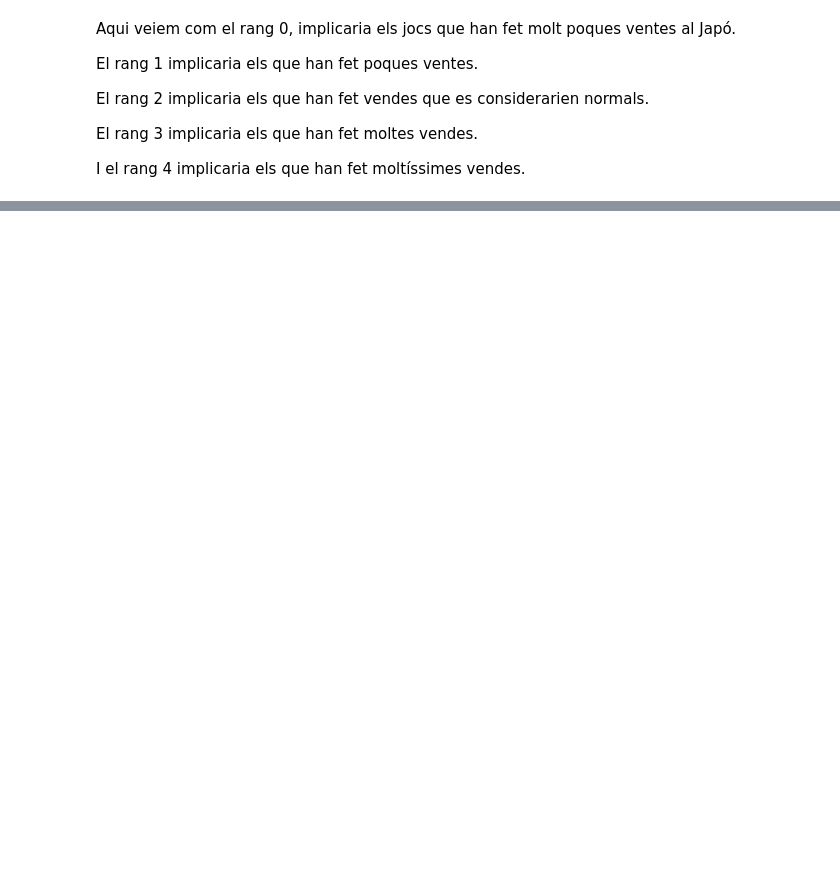
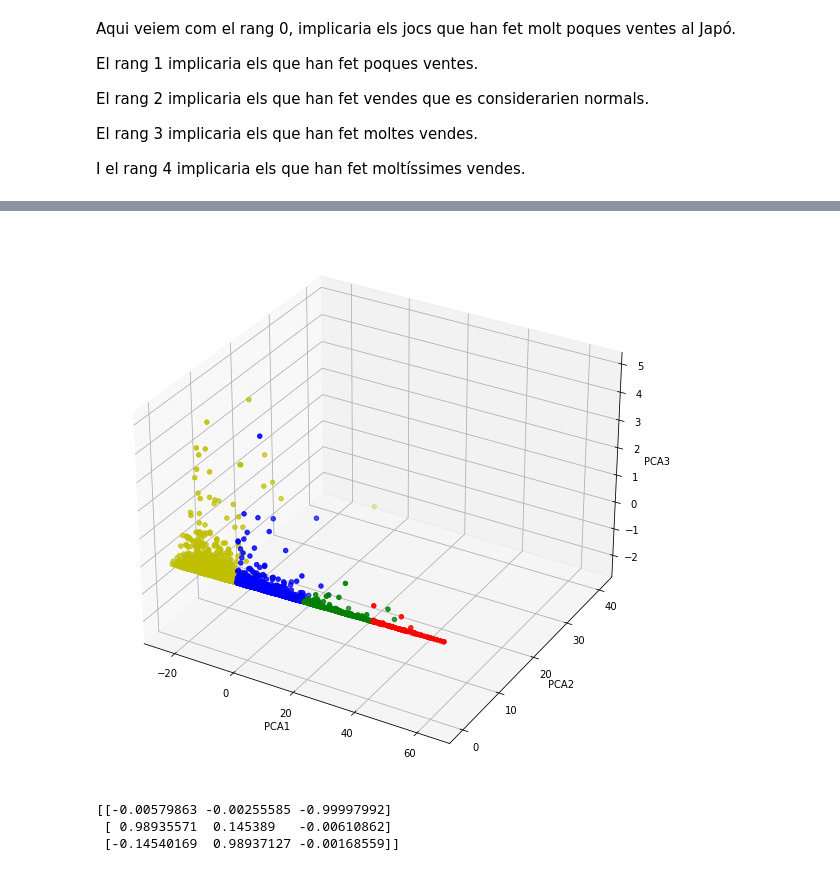
Before and after one commit to saulgordillo/APC_Kaggle, a Jupyter notebook: kaggle.ipynb, the cells around one changed output, grey strips where cells are left out. Drawn from its saved outputs; the diff is of its cells as text; code cells hidden in the pictures; blank space fills up the shorter version.

```diff
--- a/kaggle.ipynb
+++ b/kaggle.ipynb
@@ -310,0 +312,46 @@ sns.scatterplot(x="PCA1", y="PCA2", hue="Rating", data=dataFrame)
+# %%
+dataBaseCopy3 = dataBaseCopy.copy()
+trans = list()
+for f in dataBaseCopy3.columns:
+    if f == 'Rating':
+        trans.append(f)
+
+dataBaseCopy3.drop(trans, axis='columns', inplace=True)
+
+pca31 = PCA(n_components=3, random_state=42)
+pca32 = pca31.fit_transform(dataBaseCopy3[dataBaseCopy3.columns])
+
+#pca32[:]
+
+dataFrame3 = pd.DataFrame({'PCA1' : pca32[:,0], 'PCA2' : pca32[:,1],
+                     'PCA3' : pca32[:,2], 'Rating': dataBaseCopy['Rating']})
+
+pca31.explained_variance_ratio_
+
+pca31.explained_variance_ratio_.sum()
+
+fig = plt.figure(figsize=(12,10))
+
+plot = fig.add_subplot(111, projection='3d')
+
+x = dataFrame3['PCA1']
+y = dataFrame3['PCA2']
+z = dataFrame3['PCA3']
+
+col = dataFrame3['Rating'].map(
+    {'Bad':'r', 'Mid':'g', 'Nice':'b', 'Excelent':'y'})
+
+plot.scatter(x,y,z, c=col, marker='o')
+
+plot.set_xlabel('PCA1')
+plot.set_ylabel('PCA2')
+plot.set_zlabel('PCA3')
+
+plt.show()
+
+print(pca31.components_)
+# %% [output]
+[figure, added]
+[[-0.00579863 -0.00255585 -0.99997992]
+ [ 0.98935571  0.145389   -0.00610862]
+ [-0.14540169  0.98937127 -0.00168559]]
```
Also changed, not shown: parts of 8 cells of this notebook.
